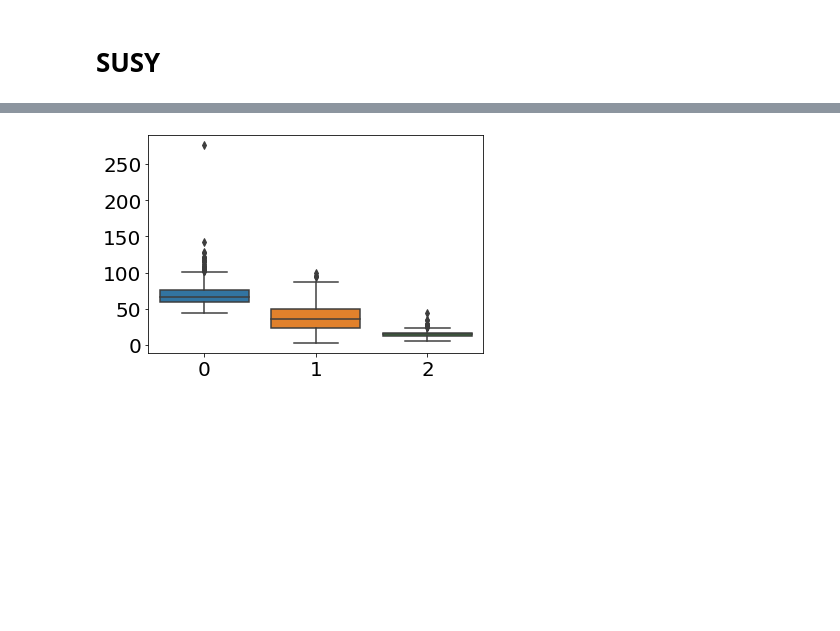
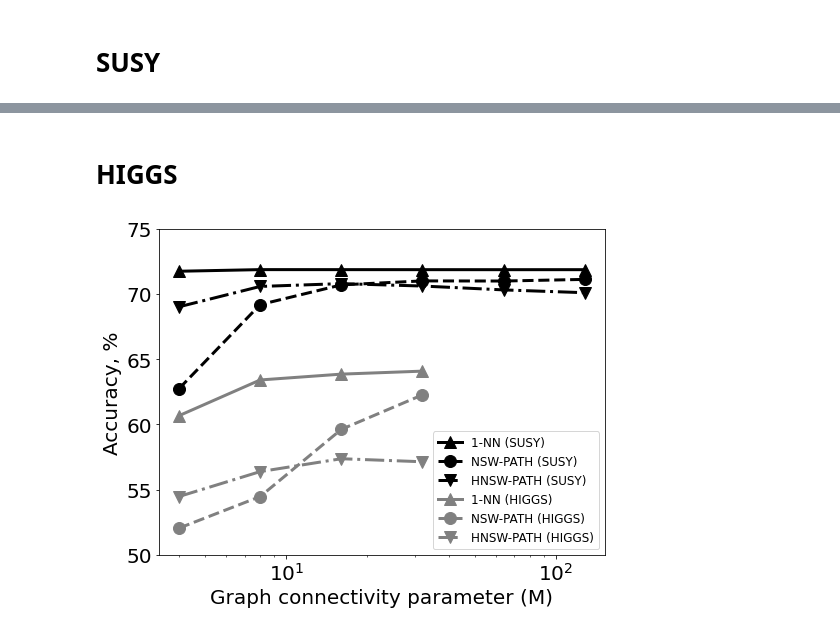
Before and after one commit to IUCVLab/proximity-cut, a Jupyter notebook: notebooks/PAPER graphs.ipynb, the cells around one changed output, grey strips where cells are left out. Saved outputs shown, nothing was run; the diff lists cells and outputs as text; code cells hidden in the pictures; blank space fills up the shorter version.

```diff
--- a/notebooks/PAPER graphs.ipynb
+++ b/notebooks/PAPER graphs.ipynb
@@ -52,0 +41,39 @@ plt.show()
+# %% [markdown]
+# HIGGS
+# %%
+H_4 = [60.6702, 94.7351, 62.3173, 104.078, 52.0524, 14.188, 54.4745, 15.9512, 53.252, 73.5308, 54.0235, 129.75, 54.4487, 159.094, 53.9175, 74.1705, 55.098, 130.6, 55.5813, 159.071]
+H_8 = [63.4084, 120.828, 65.1804, 129.377, 54.4716, 36.8446, 56.3844, 23.2295, 57.8342, 187.224, 59.5158, 335.547, 60.0442, 409.405, 59.6215, 186.109, 61.9607, 332.677, 62.776, 410.151]
+H_16 = [63.8558, 332.367, 65.7256, 249.437, 59.6213, 87.0087, 57.372, 41.0363, 63.6502, 416.658, 64.9249, 745.209, 65.3693, 885.524, 64.2673, 392.74, 65.1371, 691.739, 65.3445, 835.376]
+H_32 = [64.0855, 596.075, 65.8964, 1729.18, 62.2673, 253.608, 57.1391, 218.11, 64.5927, 1253.05, 65.1373, 1424.15, 65.1382, 1769.21, 64.7273, 940.106, 65.1209, 1497.38, 65.1636, 1711.2]
+# H_64 = []
+
+H_4M = dict(zip(titles, H_4))
+H_8M = dict(zip(titles, H_8))
+H_16M = dict(zip(titles, H_16))
+H_32M = dict(zip(titles, H_32))
+# H_64M = dict(zip(titles, H_64))
+# H_128M = dict(zip(titles, H_128))
+
+H_DICT = [H_4M, H_8M, H_16M, H_32M]# ,  H_64M, H_128M]
+# %%
+hticks = [4, 8, 16, 32, ]
+plt.figure(figsize=(8, 6))
+
+plt.plot(ticks, [row['1NN/A'] for row in S_DICT],  c='k', ls='-', lw=3, marker="^", ms=12, label="1-NN (SUSY)")
+plt.plot(ticks, [row['NSW-P/A'] for row in S_DICT], c='k',ls='--', lw=3, marker="o", ms=12, label="NSW-PATH (SUSY)")
+plt.plot(ticks, [row['HNSWP/A'] for row in S_DICT], c='k',ls='-.', lw=3, marker='v', ms=12, label="HNSW-PATH (SUSY)")
+
+plt.plot(hticks, [row['1NN/A'] for row in H_DICT],  c='gray', ls='-', lw=3, marker="^", ms=12, label="1-NN (HIGGS)")
+plt.plot(hticks, [row['NSW-P/A'] for row in H_DICT], c='gray',ls='--', lw=3, marker="o", ms=12, label="NSW-PATH (HIGGS)")
+plt.plot(hticks, [row['HNSWP/A'] for row in H_DICT], c='gray',ls='-.', lw=3, marker='v', ms=12, label="HNSW-PATH (HIGGS)")
+plt.ylim((50, 75))
+plt.xticks(hticks, fontsize=20)
+plt.ylabel('Accuracy, %', fontsize=20)
+plt.xlabel('Graph connectivity parameter (M)', fontsize=20)
+plt.yticks(fontsize=20)
+plt.xscale('log')
+
+plt.legend(fontsize=12)
+plt.show()
+# %% [output]
+[figure, added]
@@ -53,11 +84,2 @@ plt.show()
 # %%
 %run -i ../test-stat.py
-# %%
-data = pd.DataFrame([knn_times[:500], nsw_times[:500], hnsw_times[:500]]).transpose()
-
-sns.boxplot(data=data)
-plt.xticks(fontsize=20)
-plt.yticks(fontsize=20)
-plt.show()
-# %% [output]
-[figure, removed]
```
Also changed, not shown: parts of 7 cells of this notebook, 2 other files.
